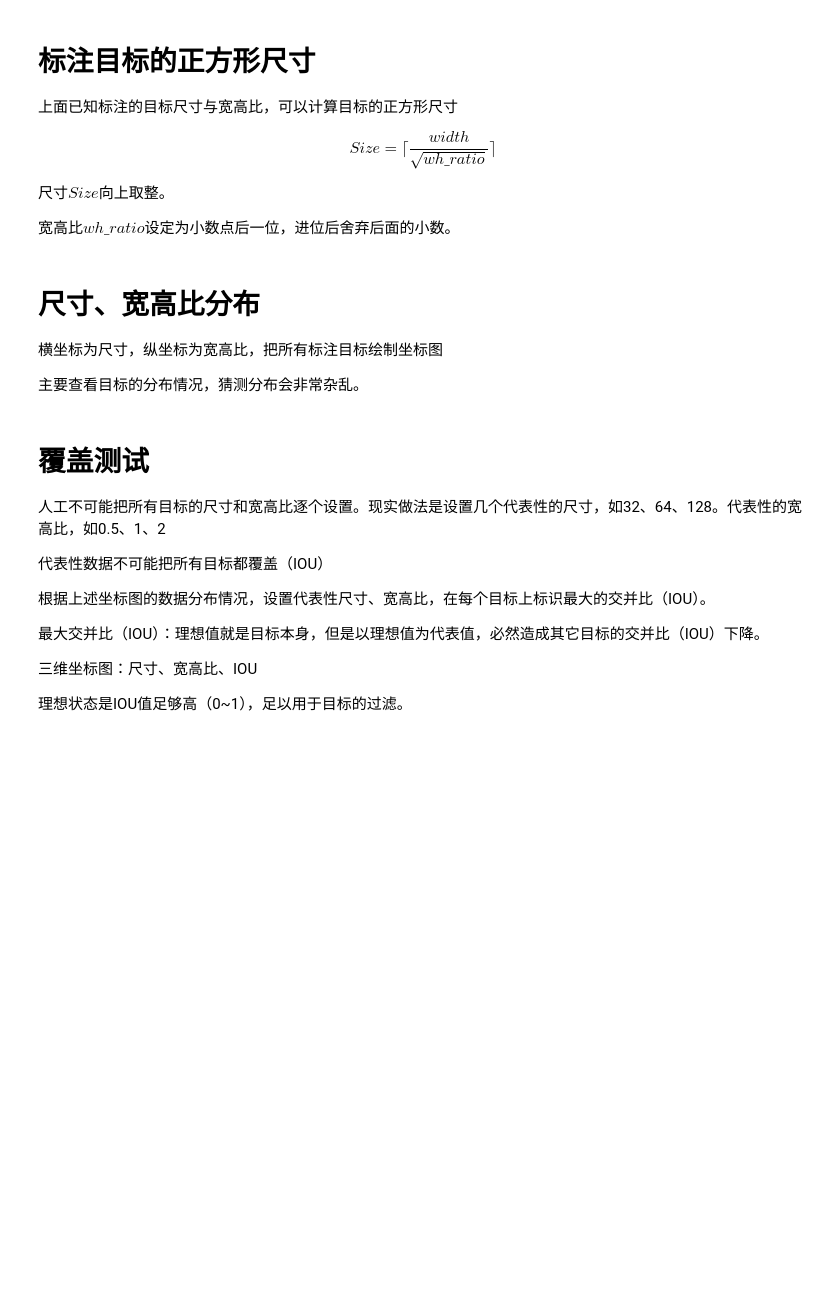
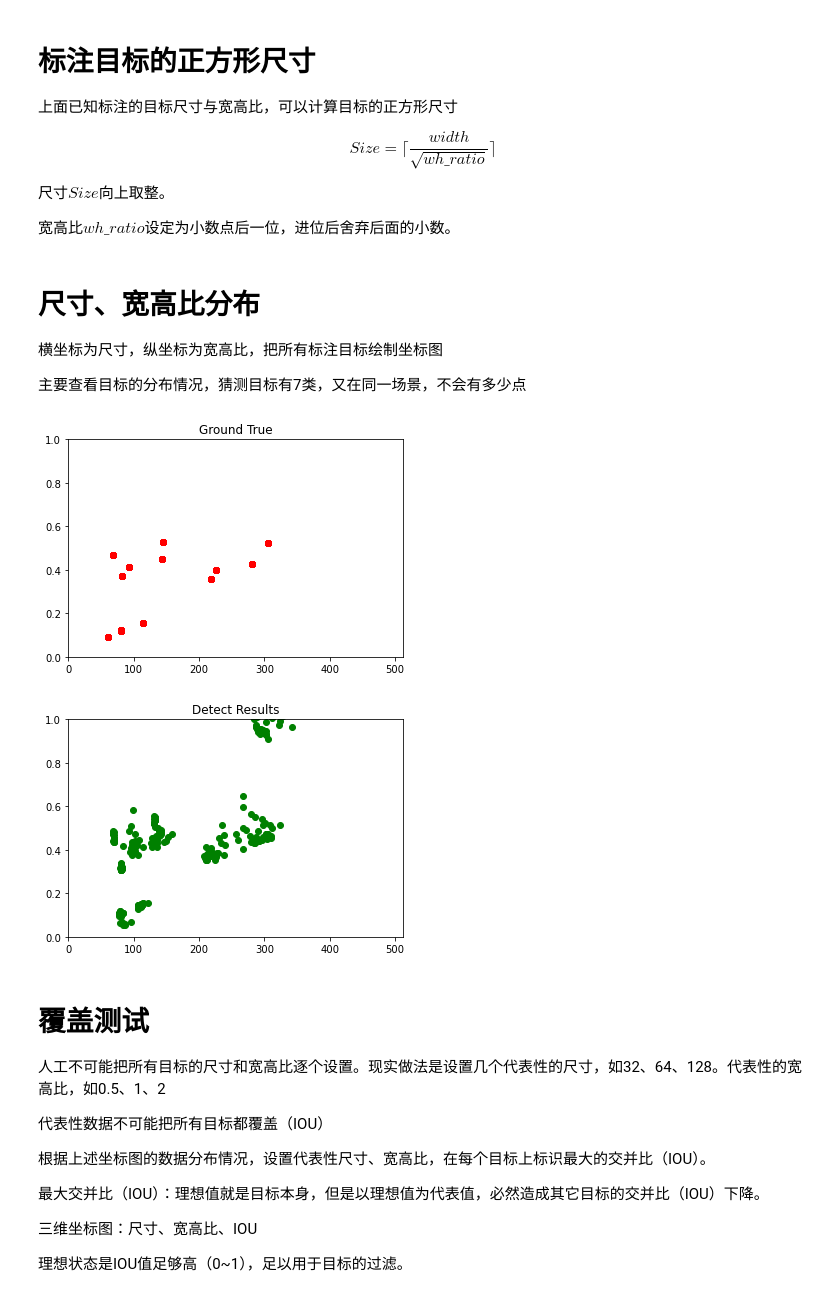
Before and after one commit to Dashark/Mask_RCNN, a Jupyter notebook: vgg_tools.ipynb, the cells around one changed output. Saved outputs shown, nothing was run; the diff lists cells and outputs as text; code cells hidden in the pictures; blank space fills up the shorter version.

```diff
--- a/vgg_tools.ipynb
+++ b/vgg_tools.ipynb
@@ -221,12 +329,44 @@ $$Size = \lceil \frac {width}{ \sqrt {wh\_ratio}} \rceil$$
 尺寸$Size$向上取整。
 
 宽高比$wh\_ratio$设定为小数点后一位，进位后舍弃后面的小数。
+# %%
+import math
+# print(gt_targets)
+gt_wh_ratios = []
+gt_sizes = []
+for target in gt_targets:
+    for obj in target['objs']:
+        width = obj['bbox'][3] - obj['bbox'][1]
+        size = width / math.sqrt(obj['wh_ratio'])
+        gt_sizes.append(size)
+        gt_wh_ratios.append(obj['wh_ratio'])
+obj_wh_ratios = []
+obj_sizes = []
+for target in detect_targets:
+    for obj in target['objs']:
+        width = obj['bbox'][3] - obj['bbox'][1]
+        size = width / math.sqrt(obj['wh_ratio'])
+        obj_sizes.append(size)
+        obj_wh_ratios.append(obj['wh_ratio'])
 # %% [markdown]
 # 尺寸、宽高比分布
 
 横坐标为尺寸，纵坐标为宽高比，把所有标注目标绘制坐标图
 
-主要查看目标的分布情况，猜测分布会非常杂乱。
+主要查看目标的分布情况，猜测目标有7类，又在同一场景，不会有多少点
+# %%
+import matplotlib.pyplot as plt
+plt.title("Ground True")
+plt.plot(gt_sizes, gt_wh_ratios, 'ro')
+plt.axis([0, 512, 0, 1])
+plt.show()
+plt.title("Detect Results")
+plt.plot(obj_sizes, obj_wh_ratios, 'go')
+plt.axis([0, 512, 0, 1])
+plt.show()
+# %% [output]
+[figure, added]
+[figure, added]
 # %% [markdown]
 # 覆盖测试
 
```
Also changed, not shown: parts of 4 cells of this notebook.
